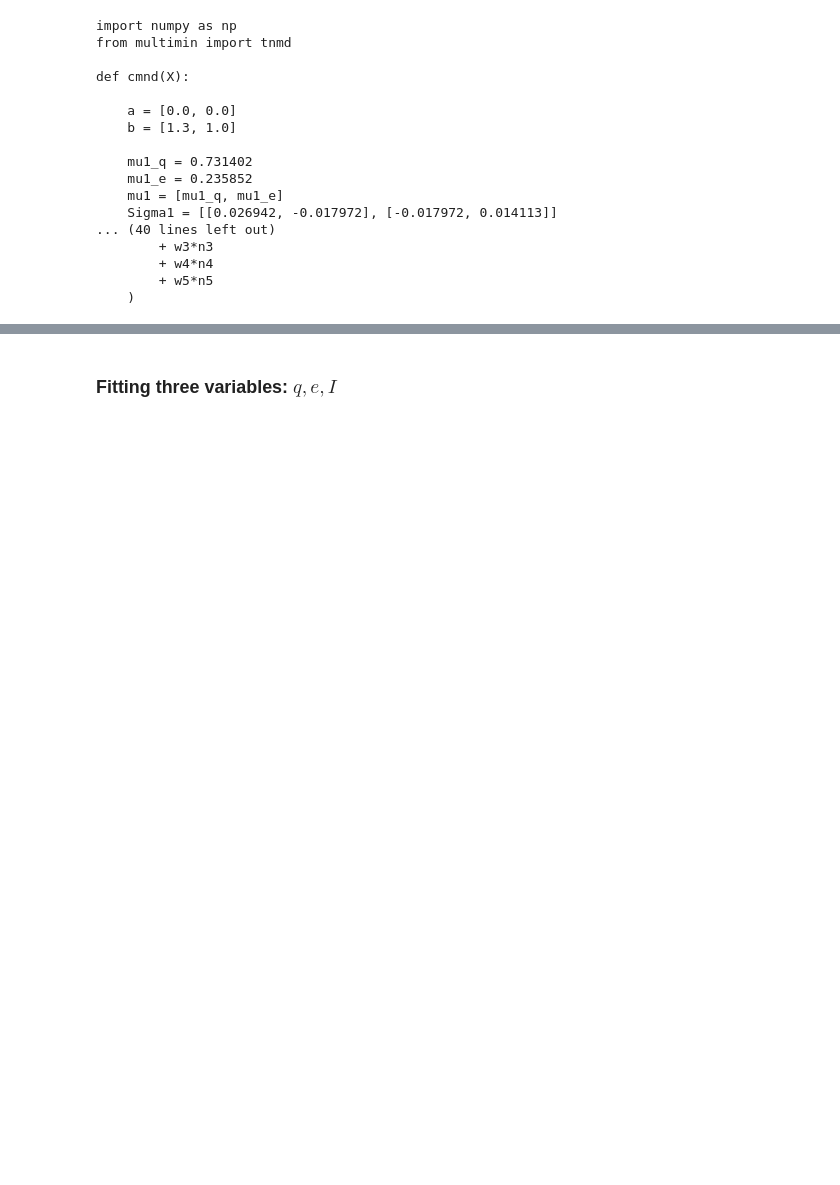
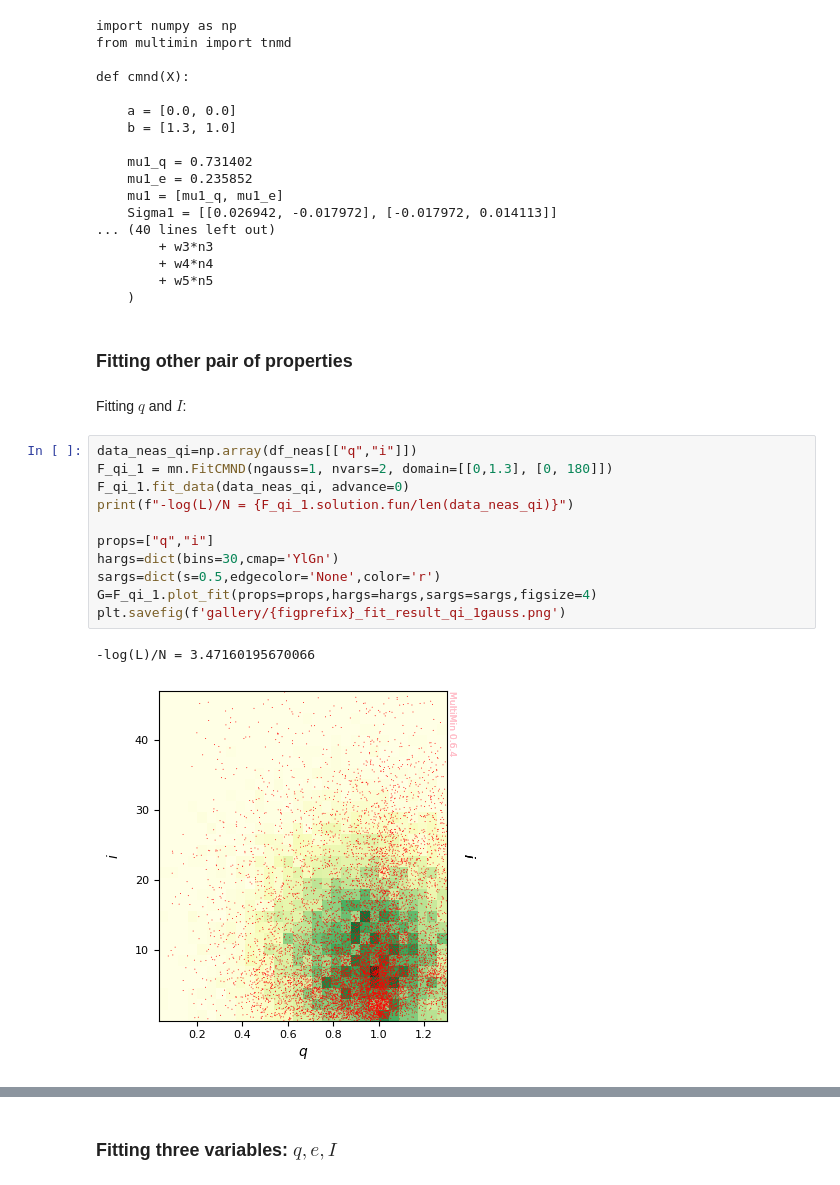
Before and after one commit to seap-udea/multimin, a Jupyter notebook: examples/multimin_asteroids_application.ipynb, the cells around one changed output, grey strips where cells are left out. Cells and saved outputs as stored; diff of their text form; blank space fills up the shorter version.

```diff
--- a/examples/multimin_asteroids_application.ipynb
+++ b/examples/multimin_asteroids_application.ipynb
@@ -226,3 +232,21 @@ def cmnd(X):
         + w4*n4
         + w5*n5
     )
+# %% [markdown]
+### Fitting other pair of properties
+# %% [markdown]
+Fitting $q$ and $I$:
+# %%
+data_neas_qi=np.array(df_neas[["q","i"]])
+F_qi_1 = mn.FitCMND(ngauss=1, nvars=2, domain=[[0,1.3], [0, 180]])
+F_qi_1.fit_data(data_neas_qi, advance=0)
+print(f"-log(L)/N = {F_qi_1.solution.fun/len(data_neas_qi)}")
+
+props=["q","i"]
+hargs=dict(bins=30,cmap='YlGn')
+sargs=dict(s=0.5,edgecolor='None',color='r')
+G=F_qi_1.plot_fit(props=props,hargs=hargs,sargs=sargs,figsize=4)
+plt.savefig(f'gallery/{figprefix}_fit_result_qi_1gauss.png')
+# %% [output]
+-log(L)/N = 3.47160195670066
+[figure, added]
```
Also changed, not shown: parts of 21 cells of this notebook, 27 other files.
